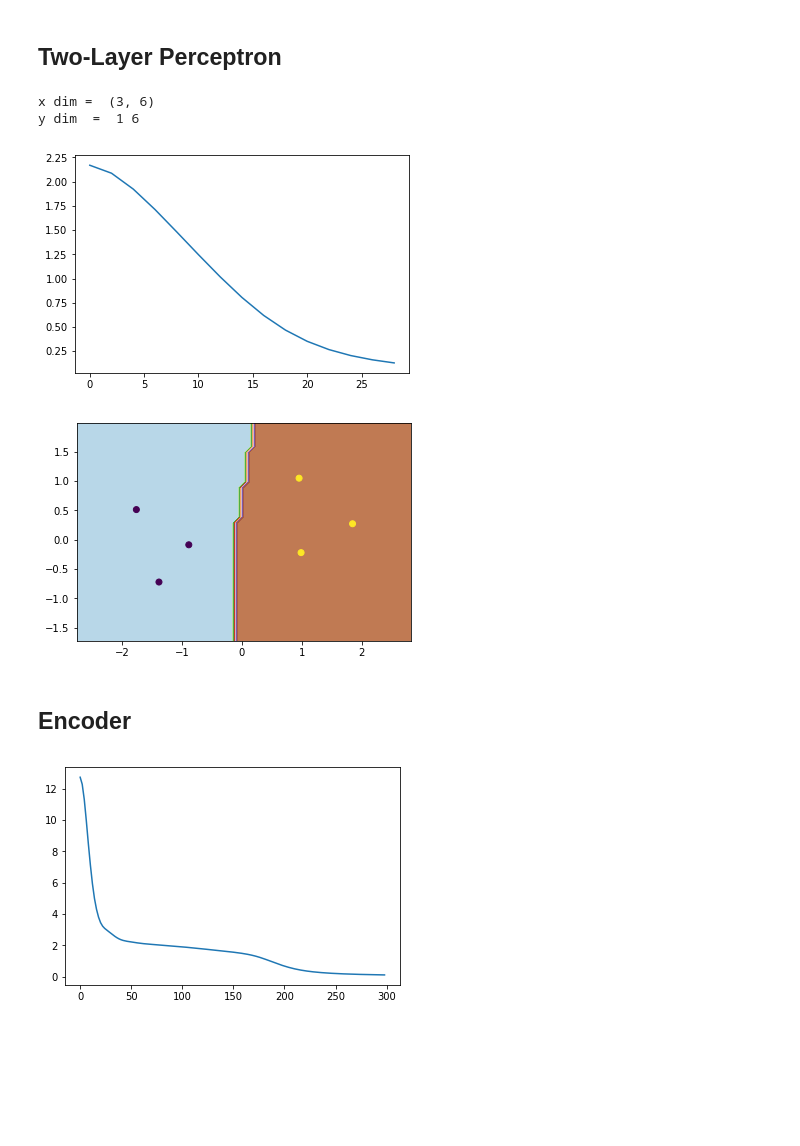
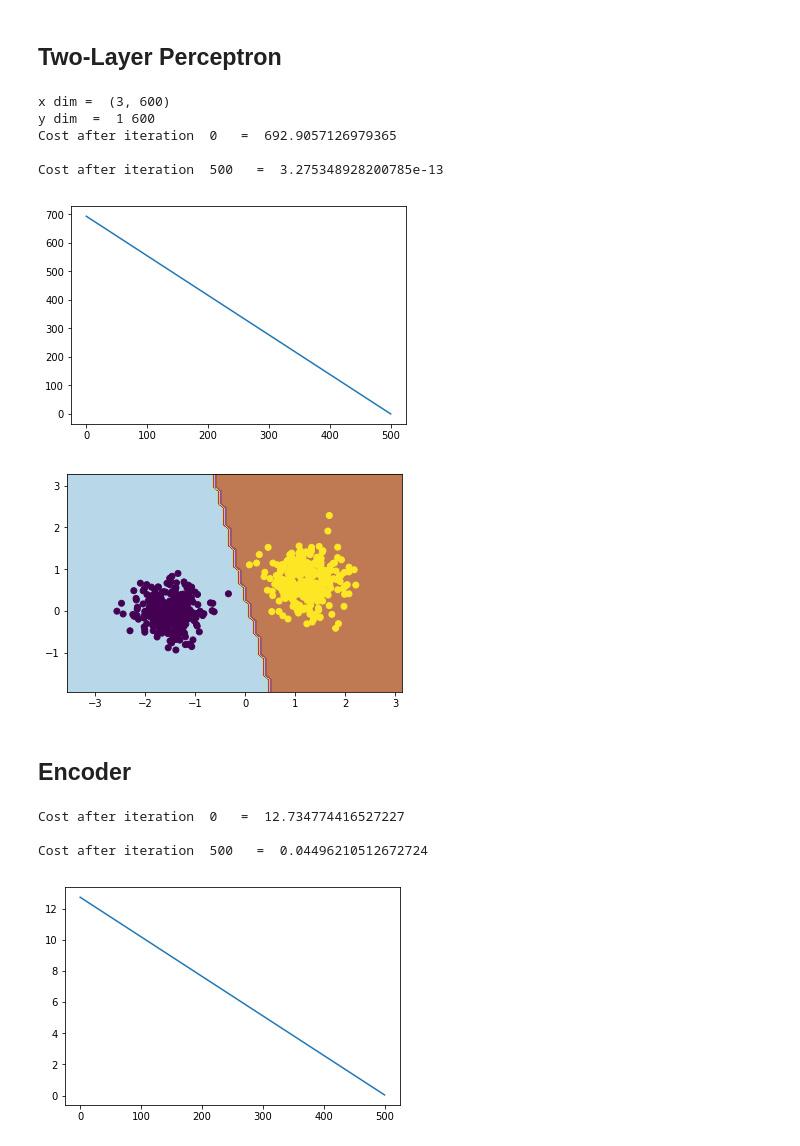
Before and after one commit to griiak/ANN-Assignment1-GS, a Jupyter notebook: A1/A1Part1.ipynb, the cells around one changed output. Drawn from its saved outputs; the diff is of its cells as text; code cells hidden in the pictures; blank space fills up the shorter version.

```diff
--- a/A1/A1Part1.ipynb
+++ b/A1/A1Part1.ipynb
@@ -326,7 +357,6 @@ class two_layer_perceptron:
     def __init__(self, x, y, output_dim = 1):
         self.X=x
         self.Y=y
-        self.Yh=np.zeros((1,self.Y.shape[1]))
         self.Layers=2
         self.nodes_hidden_layer = 3
         self.output_dim = output_dim
@@ -341,7 +371,6 @@ class two_layer_perceptron:
         #configuration
         self.use_batch = True
         self.use_momentum = True
-        self.do_classification = True
 
     def init_W(self):
         return [np.random.normal(0, 1, (self.nodes_hidden_layer, self.X.shape[0] + 1)),
@@ -401,10 +430,10 @@ class two_layer_perceptron:
             self.W[0] += -self.lr * np.dot(delta_h, Xb.T)
             self.W[1] = -self.lr * np.dot(delta_o, H.T)
 
-    def predict(self, inputs):
+    def predict(self, inputs, do_classification = True):
         _, O = self.forward(inputs)
 
-        if self.do_classification:
+        if do_classification:
             O[O > 0] = 1
             O[O <= 0] = -1
         return O
@@ -421,9 +450,9 @@ class two_layer_perceptron:
             else:
                 print("NOT IMPLENETED")
 
-            if i % 2 == 0:
+            if i % 500 == 0:
                 loss = self.nloss(O)
-#                 print ("Cost after iteration ",i,"  = ", loss,"\n")
+                print ("Cost after iteration ",i,"  = ", loss,"\n")
                 self.loss.append(loss)
                 self.steps.append(i)
                 if(loss < 1e-3):
@@ -442,29 +471,44 @@ class two_layer_perceptron:
         if points:
             plt.scatter(self.X[0, :], self.X[1, :], c = self.Y[0])
         plt.show()
+
+    def plot_bell_approximation(self, grid_X,x,y):
+        result = self.predict(grid_X, do_classification=False)
+        xx, yy = np.meshgrid(x,y)
+        zz = result.reshape(xx.shape)
+
+        #plot.axis([-5 5 -5 5 -0.7 0.7])
+        plt.contourf(xx, yy, zz, cmap=plt.cm.Spectral)
+        plt.show()
 # %%
-x,y = gen_binary(3)
+x,y = gen_binary(300)
 print("x dim = ", x.shape)
 print("y dim  = ", len(y),len(y[0]))
 nn = two_layer_perceptron(x,y)
-nn.gd(x, y, iter = 30)
+nn.gd(x, y, iter = 1000)
 plt.plot(nn.steps,nn.loss)
 plt.show()
 nn.plot_decision_boundary()
 # %% [output]
-x dim =  (3, 6)
-y dim  =  1 6
+x dim =  (3, 600)
+y dim  =  1 600
+Cost after iteration  0   =  692.9057126979365
+
+Cost after iteration  500   =  3.275348928200785e-13
-[figure, old version]
+[figure, new version]
-[figure, old version]
+[figure, new version]
 # %% [markdown]
 ## Encoder
 # %%
 x = gen_encoder(3)
 y = x.copy()
 nn = two_layer_perceptron(x,y,8)
-nn.gd(x, y, iter = 300)
+nn.gd(x, y, iter = 1000)
 
 plt.plot(nn.steps,nn.loss)
 plt.show()
 # %% [output]
+Cost after iteration  0   =  12.734774416527227
+
+Cost after iteration  500   =  0.04496210512672724
-[figure, old version]
+[figure, new version]
```
Also changed, not shown: parts of 5 cells of this notebook, 1 other file.
